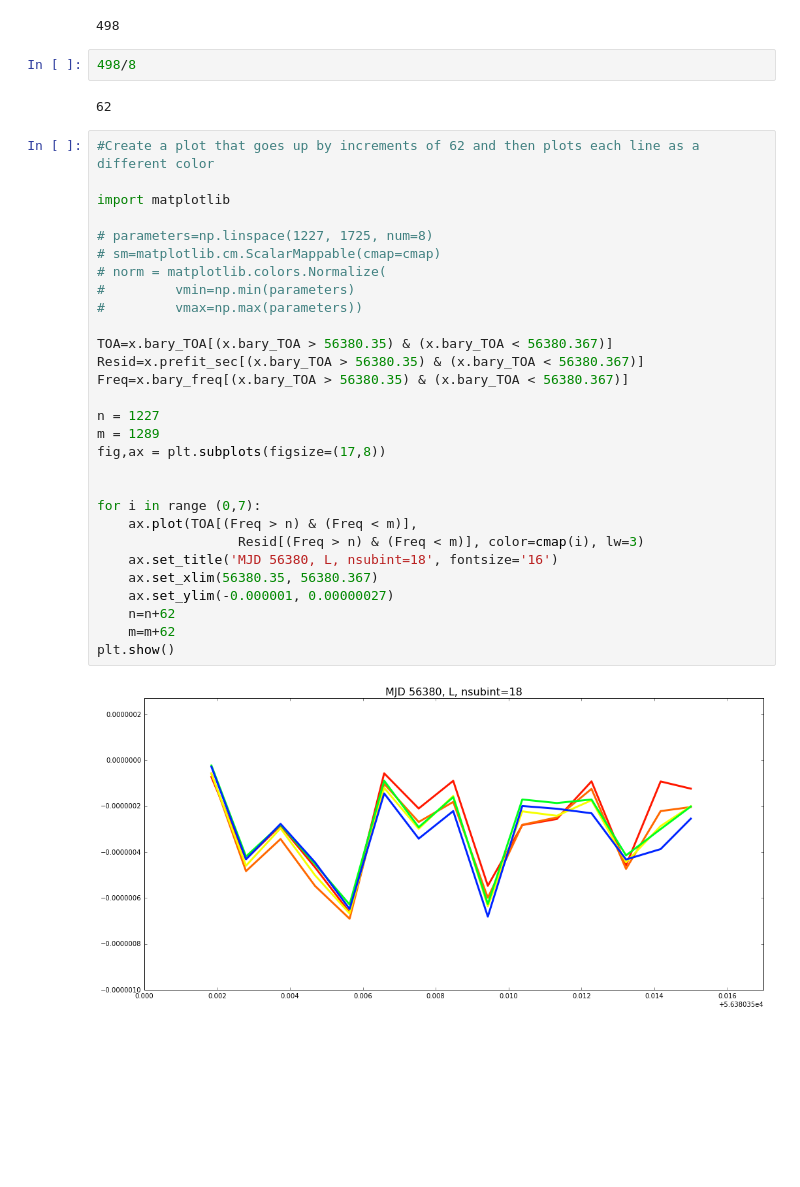
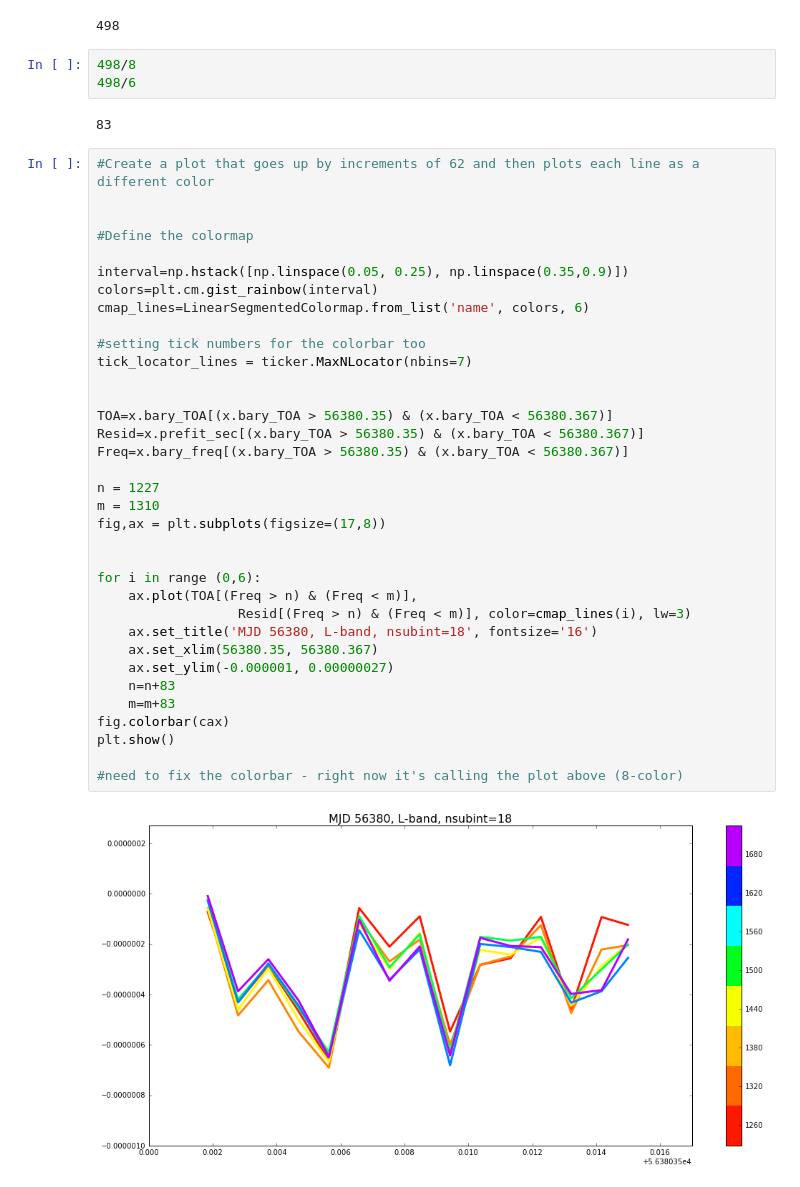
Before and after one commit to elliesch/pulsar_codes, a Jupyter notebook: ResidVsTime.ipynb, the cells around one changed output. Saved outputs shown, nothing was run; the diff lists cells and outputs as text; blank space fills up the shorter version.

Commit message:
Updated plot

```diff
--- a/ResidVsTime.ipynb
+++ b/ResidVsTime.ipynb
@@ -389,37 +389,44 @@ print min(x.bary_freq[(x.bary_TOA > 56380.35) & (x.bary_TOA < 56380.367)])
 498
 # %%
 498/8
+498/6
 # %% [output]
-62
+83
 # %%
 #Create a plot that goes up by increments of 62 and then plots each line as a different color
 
-import matplotlib
 
-# parameters=np.linspace(1227, 1725, num=8)
-# sm=matplotlib.cm.ScalarMappable(cmap=cmap)
-# norm = matplotlib.colors.Normalize(
-#         vmin=np.min(parameters)
-#         vmax=np.max(parameters))
+#Define the colormap
+
+interval=np.hstack([np.linspace(0.05, 0.25), np.linspace(0.35,0.9)])
+colors=plt.cm.gist_rainbow(interval)
+cmap_lines=LinearSegmentedColormap.from_list('name', colors, 6)
+
+#setting tick numbers for the colorbar too
+tick_locator_lines = ticker.MaxNLocator(nbins=7)
+
 
 TOA=x.bary_TOA[(x.bary_TOA > 56380.35) & (x.bary_TOA < 56380.367)]
 Resid=x.prefit_sec[(x.bary_TOA > 56380.35) & (x.bary_TOA < 56380.367)]
 Freq=x.bary_freq[(x.bary_TOA > 56380.35) & (x.bary_TOA < 56380.367)]
 
 n = 1227
-m = 1289
+m = 1310
 fig,ax = plt.subplots(figsize=(17,8))
 
 
-for i in range (0,7):
+for i in range (0,6):
     ax.plot(TOA[(Freq > n) & (Freq < m)],
-                  Resid[(Freq > n) & (Freq < m)], color=cmap(i), lw=3)
-    ax.set_title('MJD 56380, L, nsubint=18', fontsize='16')
+                  Resid[(Freq > n) & (Freq < m)], color=cmap_lines(i), lw=3)
+    ax.set_title('MJD 56380, L-band, nsubint=18', fontsize='16')
     ax.set_xlim(56380.35, 56380.367)
     ax.set_ylim(-0.000001, 0.00000027)
-    n=n+62
-    m=m+62
+    n=n+83
+    m=m+83
+fig.colorbar(cax)
 plt.show()
+
+#need to fix the colorbar - right now it's calling the plot above (8-color)
 # %% [output]
-[figure, old version]
+[figure, new version]
 # %%
```
Also changed, not shown: parts of 2 cells of this notebook.
